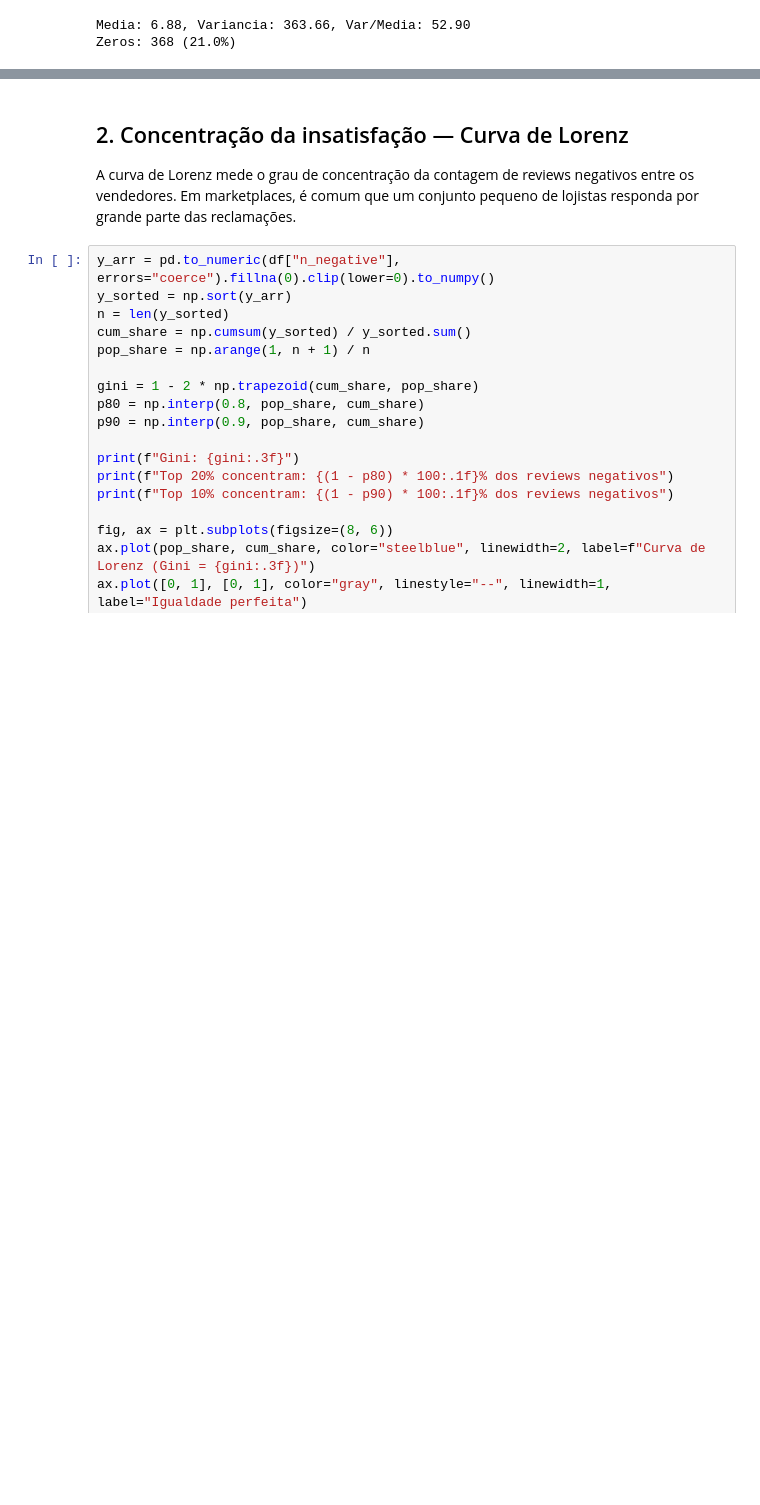
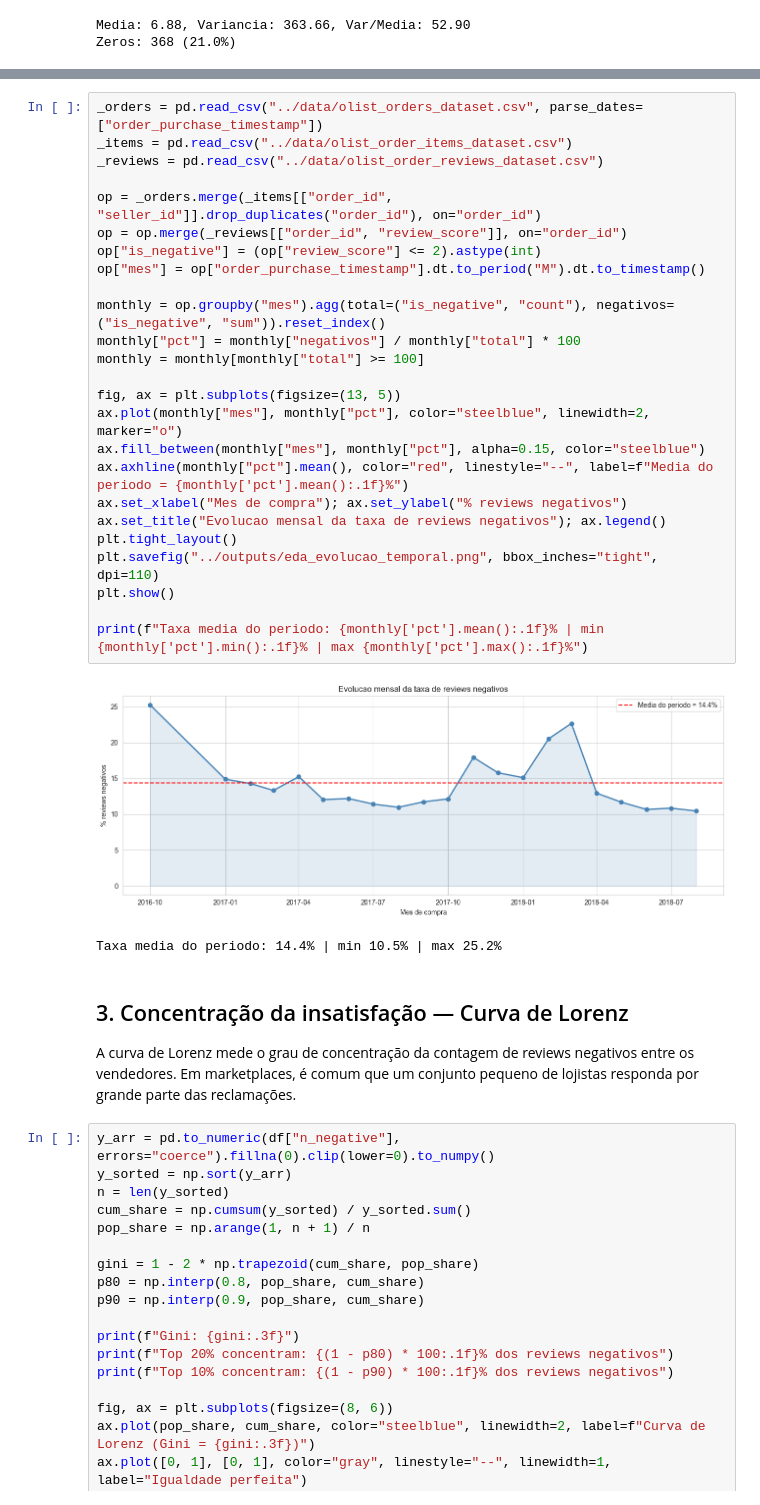
Before and after one commit to mayconaranha/TCC-Avaliacao, a Jupyter notebook: notebooks/02_eda.ipynb, the cells around one changed output, grey strips where cells are left out. Cells and saved outputs as stored; diff of their text form; blank space fills up the shorter version.

Commit message:
Recalcula VIF com constante, adiciona analises de temporal/perfil/robustez e alinha titulos sem subtitulo

```diff
--- a/notebooks/02_eda.ipynb
+++ b/notebooks/02_eda.ipynb
@@ -58,5 +62,33 @@ Zeros: 368 (21.0%)
+# %%
+_orders = pd.read_csv("../data/olist_orders_dataset.csv", parse_dates=["order_purchase_timestamp"])
+_items = pd.read_csv("../data/olist_order_items_dataset.csv")
+_reviews = pd.read_csv("../data/olist_order_reviews_dataset.csv")
+
+op = _orders.merge(_items[["order_id", "seller_id"]].drop_duplicates("order_id"), on="order_id")
+op = op.merge(_reviews[["order_id", "review_score"]], on="order_id")
+op["is_negative"] = (op["review_score"] <= 2).astype(int)
+op["mes"] = op["order_purchase_timestamp"].dt.to_period("M").dt.to_timestamp()
+
+monthly = op.groupby("mes").agg(total=("is_negative", "count"), negativos=("is_negative", "sum")).reset_index()
+monthly["pct"] = monthly["negativos"] / monthly["total"] * 100
+monthly = monthly[monthly["total"] >= 100]
+
+fig, ax = plt.subplots(figsize=(13, 5))
+ax.plot(monthly["mes"], monthly["pct"], color="steelblue", linewidth=2, marker="o")
+ax.fill_between(monthly["mes"], monthly["pct"], alpha=0.15, color="steelblue")
+ax.axhline(monthly["pct"].mean(), color="red", linestyle="--", label=f"Media do periodo = {monthly['pct'].mean():.1f}%")
+ax.set_xlabel("Mes de compra"); ax.set_ylabel("% reviews negativos")
+ax.set_title("Evolucao mensal da taxa de reviews negativos"); ax.legend()
+plt.tight_layout()
+plt.savefig("../outputs/eda_evolucao_temporal.png", bbox_inches="tight", dpi=110)
+plt.show()
+
+print(f"Taxa media do periodo: {monthly['pct'].mean():.1f}% | min {monthly['pct'].min():.1f}% | max {monthly['pct'].max():.1f}%")
+# %% [output]
+[figure, added]
+Taxa media do periodo: 14.4% | min 10.5% | max 25.2%
 # %% [markdown]
-## 2. Concentração da insatisfação — Curva de Lorenz
+## 3. Concentração da insatisfação — Curva de Lorenz
 
 A curva de Lorenz mede o grau de concentração da contagem de reviews negativos entre os vendedores. Em marketplaces, é comum que um conjunto pequeno de lojistas responda por grande parte das reclamações.
 # %%
```
Also changed, not shown: parts of 10 cells of this notebook, 3 other files.
